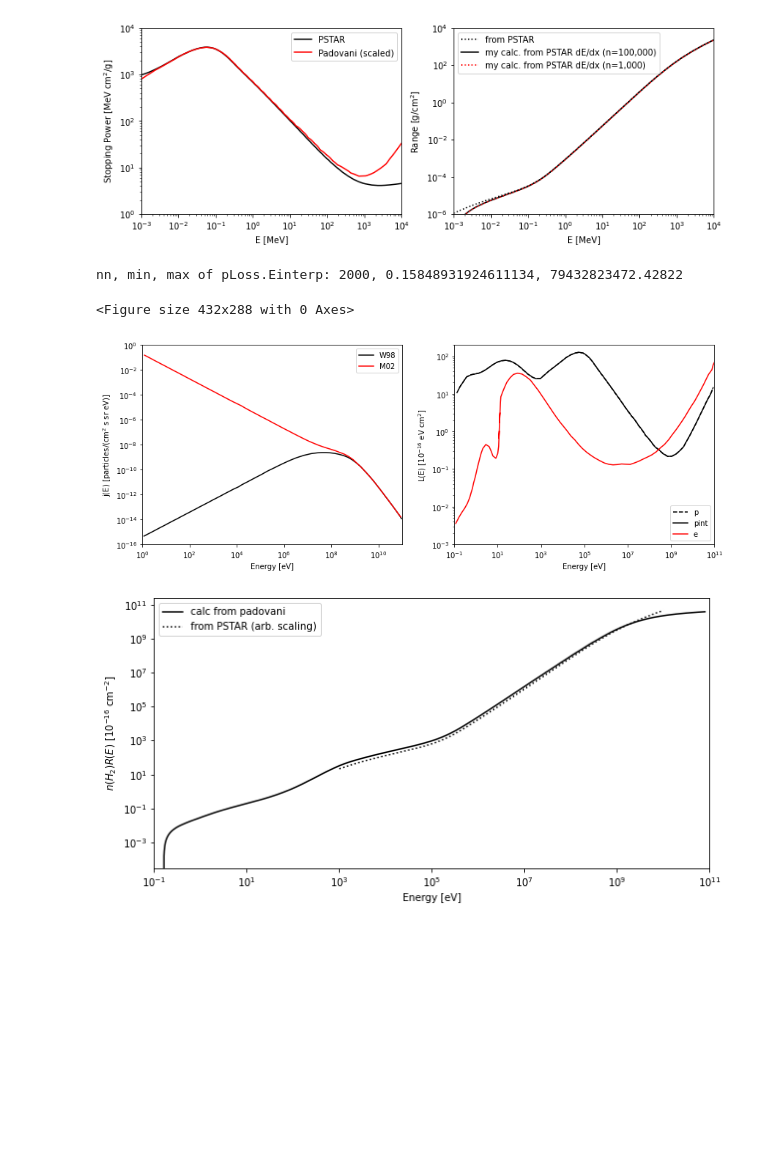
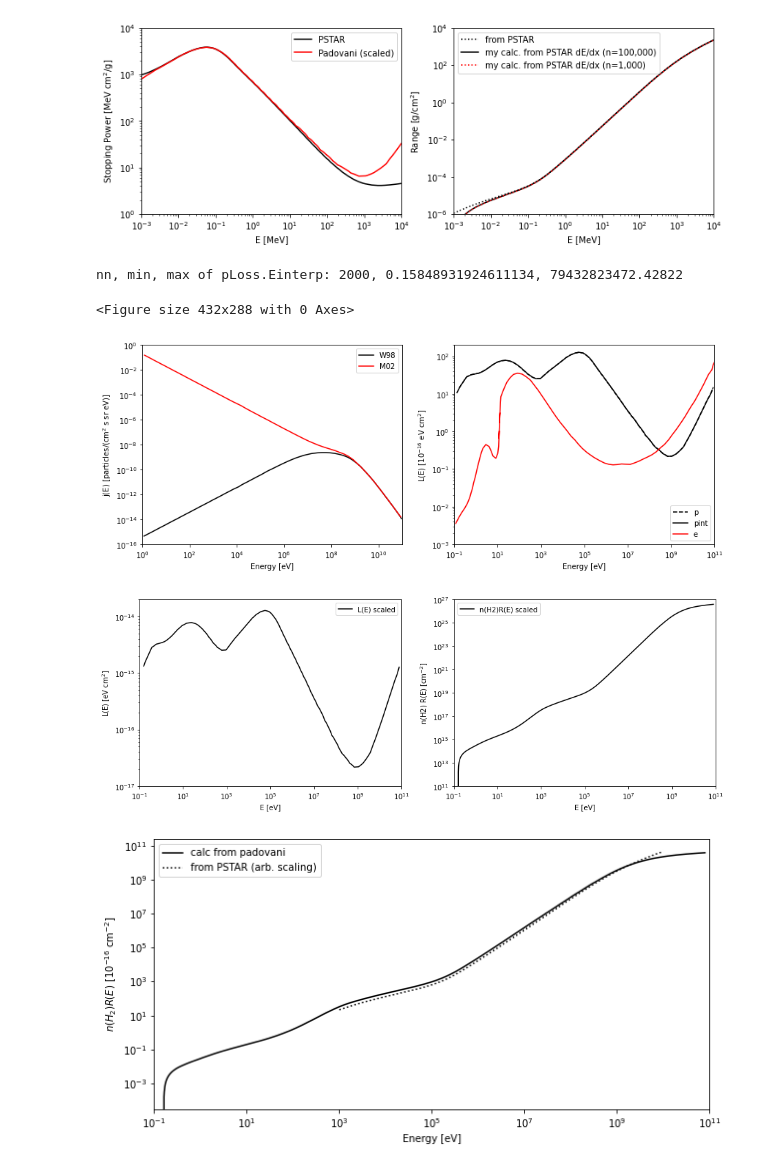
Before and after one commit to jbattat/reproduce_padovani, a Jupyter notebook: cr_spectrum.ipynb, the cells around one changed output. Cells and saved outputs as stored; diff of their text form; code cells hidden in the pictures; blank space fills up the shorter version.

```diff
--- a/cr_spectrum.ipynb
+++ b/cr_spectrum.ipynb
@@ -127,34 +128,61 @@ plt.savefig(fout.replace(".pdf",".png"))
 # Pick a single contour (a fixed value of N(H2)) and fit E0 = (cE^b + N/N0)^(1/b)
 #.   this tells us what the starting energy E0 is for a given ending energy E
 # Once you know the E0 <--> E mapping, you can compute j(E,N) from j(E0,0) and L(E0)/L(E)
 
 print(f'nn, min, max of pLoss.Einterp: {len(pLoss.Einterp)}, {min(pLoss.Einterp)}, {max(pLoss.Einterp)}')
 
 RR = rangeOfE(pLoss.Einterp, pLoss.Linterp)
+# units of pLoss.Linterp are 1e-16 eV cm^2, so "range" is really n(H2)*R(E) and has units of 1e16 cm^{-2}
+
+# convert Linterp to units of eV cm^2
+pLossScaled = types.SimpleNamespace()
+pLossScaled.E = pLoss.Einterp[:]
+pLossScaled.L = pLoss.Linterp[:]*1e-16
+RRscaled = rangeOfE(pLossScaled.E, pLossScaled.L)
+
 
 # Compute level contours of N(H2)/n(H2) =  R(E0)-R(E)
-
 E0, EE = np.meshgrid(pLoss.Einterp[1:], pLoss.Einterp[1:])
-
 R0, RE = np.meshgrid(RR, RR)
 NN = R0-RE
 
+# Scaled versions
+E0s, EEs = np.meshgrid(pLossScaled.E[1:], pLossScaled.E[1:])
+R0s, REs = np.meshgrid(RRscaled, RRscaled)
+NNs = R0s-REs
+
 plotPadovaniFigs(w98, m02, pLoss, eLoss)
+
+figN, axN = plt.subplots(1, 2, figsize=(15,5))
+axN[0].loglog(pLossScaled.E, pLossScaled.L, 'k-', label='L(E) scaled')
+axN[0].set_xlim(1e-1, 1e11)
+axN[0].set_ylim(1e-17, 2e-14)
+axN[0].set_xlabel("E [eV]")
+axN[0].set_ylabel("L(E) [eV cm$^2$]")
+axN[0].legend()
+
+axN[1].loglog(pLossScaled.E[1:], RRscaled, 'k-', label='n(H2)R(E) scaled')
+axN[1].set_xlim(1e-1, 1e11)
+axN[1].set_ylim(1e11, 1e27)
+axN[1].set_xlabel("E [eV]")
+axN[1].set_ylabel("n(H2) R(E) [cm$^{-2}$]")
+axN[1].legend()
 
 # Visualize the Range vs. Energy data...
 fig2, axs2 = plt.subplots(figsize=(10,5))
 axs2.loglog(pLoss.Einterp[1:], RR, 'k-', label='calc from padovani')
 axs2.loglog(pstar.E*1e6, pstar.range*2e7, 'k:', label='from PSTAR (arb. scaling)')
 axs2.set_xlabel("Energy [eV]")
 axs2.set_ylabel("$n(H_2) R(E)$ [$10^{-16}$ cm$^{-2}$]")
 axs2.set_xlim(1e-1,1e11)
 axs2.legend()
 fout = 'out/rangePadovani.pdf'
 plt.savefig(fout)
 plt.savefig(fout.replace(".pdf",".png"))
 # %% [output]
 nn, min, max of pLoss.Einterp: 2000, 0.15848931924611134, 79432823472.42822
 <Figure size 432x288 with 0 Axes>
 [figure]
-[figure, old version]
+[figure, new version]
+[figure, added]
 # %%
```
Also changed, not shown: parts of 4 cells of this notebook.
